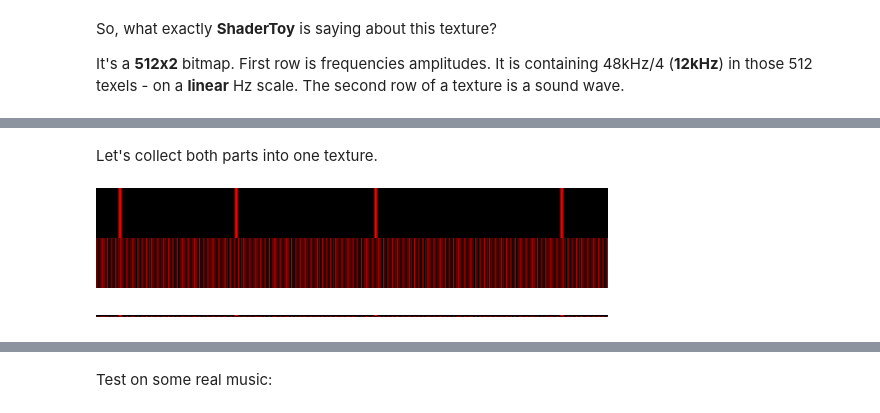
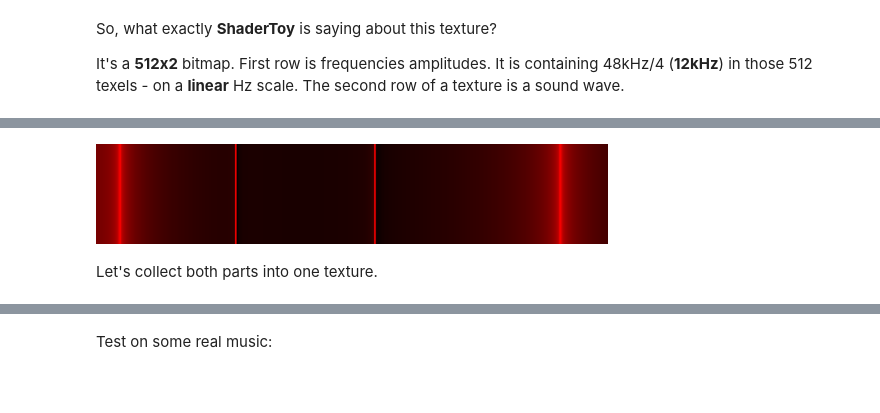
Before and after one commit to utak3r/PyShaderPlayground, a Jupyter notebook: experiments/sound_analysis.ipynb, the cells around one changed output, grey strips where cells are left out. Cells and saved outputs as stored; diff of their text form; code cells hidden in the pictures; blank space fills up the shorter version.

```diff
--- a/experiments/sound_analysis.ipynb
+++ b/experiments/sound_analysis.ipynb
@@ -194,3 +139,27 @@ Size of signal FFT: 1470
+# %%
+def prepare_image(array, width, height):
+    img = array_to_red_image(array)
+    img = img.rotate(90, expand=True)
+    img = img.resize((width, height))
+    return img
+# %%
+from scipy.signal.windows import hann
+from scipy.fft import rfft
+
+signal, N, T, t = get_audio_part(multi_sine_4freqs, time_start=0.0, sample_rate=44100, frame_rate=30, nframes=1)
+signal_fft = rfft(signal)
+
+# let's take only first half of freqs
+N_spectrum = int(signal_fft.size/2)
+spectrum = np.linspace(start=0.0, stop=(44100 / 4.0), num=N_spectrum)
+
+for i in range(0, N_spectrum):
+    magnitude = np.log10(np.abs(signal_fft[i]))
+    spectrum[i] = magnitude
+
+display(prepare_image(spectrum, 512, 100))
+# %% [output]
+[figure, added]
 # %% [markdown]
 Let's collect both parts into one texture.
 # %%
@@ -202,34 +171,3 @@ def merge_images(img1: Image, img2: Image):
     img.paste(img1, (0, 0))
     img.paste(img2, (0, img1.size[1]))
     return img
-# %%
-signal, N, T, t = get_audio_part(multi_sine_4freqs, time_start=0.0, sample_rate=44100, frame_rate=30, nframes=1)
-
-wave_img = array_to_red_image(signal)
-wave_img = wave_img.rotate(90, expand=True)
-wave_img = wave_img.resize((512,50))
-
-w = hann(N) # Hann window
-c_w = abs(sum(w))
-signal_fft = fft(signal * w) / c_w
-N_part = int(N/4)
-signal_fft_part = signal_fft[:N_part]
-fft_img = array_to_red_image(signal_fft_part)
-fft_img = fft_img.rotate(90, expand=True)
-fft_img = fft_img.resize((512,50))
-
-final_img_100px = merge_images(fft_img, wave_img)
-display(final_img_100px)
-
-wave_img_1px = array_to_red_image(signal)
-wave_img_1px = wave_img_1px.rotate(90, expand=True)
-wave_img_1px = wave_img_1px.resize((512,1))
-fft_img_1px = array_to_red_image(signal_fft_part)
-fft_img_1px = fft_img_1px.rotate(90, expand=True)
-fft_img_1px = fft_img_1px.resize((512,1))
-
-final_img_1px = merge_images(fft_img_1px, wave_img_1px)
-display(final_img_1px)
-# %% [output]
-[figure, removed]
-[figure, removed]
```
Also changed, not shown: parts of 11 cells of this notebook, 16 other files.
